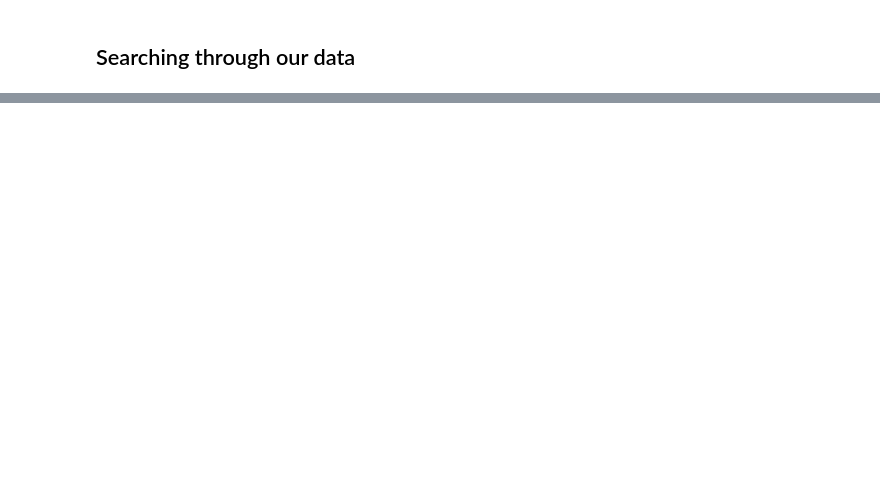
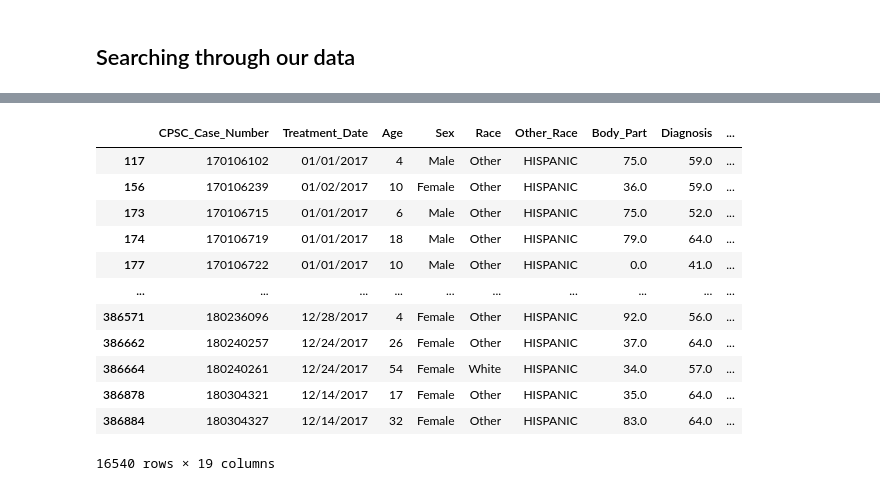
Before and after one commit to jsoma/NICAR22-pandas, a Jupyter notebook: completed/fancy-data/Introduction to pandas (fancy data).ipynb, the cells around one changed output, grey strips where cells are left out. Saved outputs shown, nothing was run; the diff lists cells and outputs as text; code cells hidden in the pictures; blank space fills up the shorter version.

```diff
--- a/completed/fancy-data/Introduction to pandas (fancy data).ipynb
+++ b/completed/fancy-data/Introduction to pandas (fancy data).ipynb
@@ -63,0 +152,16 @@ Name: Race, dtype: int64
+# %%
+df[df.Other_Race.str.contains("HISP", na=False)]
+# %% [output]
+|  | CPSC_Case_Number | Treatment_Date | Age | Sex | Race | Other_Race | Body_Part | Diagnosis | ... |
+| 117 | 170106102 | 01/01/2017 | 4 | Male | Other | HISPANIC | 75.0 | 59.0 | ... |
+| 156 | 170106239 | 01/02/2017 | 10 | Female | Other | HISPANIC | 36.0 | 59.0 | ... |
+| 173 | 170106715 | 01/01/2017 | 6 | Male | Other | HISPANIC | 75.0 | 52.0 | ... |
+| 174 | 170106719 | 01/01/2017 | 18 | Male | Other | HISPANIC | 79.0 | 64.0 | ... |
+| 177 | 170106722 | 01/01/2017 | 10 | Male | Other | HISPANIC | 0.0 | 41.0 | ... |
+| ... | ... | ... | ... | ... | ... | ... | ... | ... | ... |
+| 386571 | 180236096 | 12/28/2017 | 4 | Female | Other | HISPANIC | 92.0 | 56.0 | ... |
+| 386662 | 180240257 | 12/24/2017 | 26 | Female | Other | HISPANIC | 37.0 | 64.0 | ... |
+| 386664 | 180240261 | 12/24/2017 | 54 | Female | White | HISPANIC | 34.0 | 57.0 | ... |
+| 386878 | 180304321 | 12/14/2017 | 17 | Female | Other | HISPANIC | 35.0 | 64.0 | ... |
+| 386884 | 180304327 | 12/14/2017 | 32 | Female | Other | HISPANIC | 83.0 | 64.0 | ... |
+16540 rows × 19 columns
```
Also changed, not shown: parts of 26 cells of this notebook, 11 other files.
